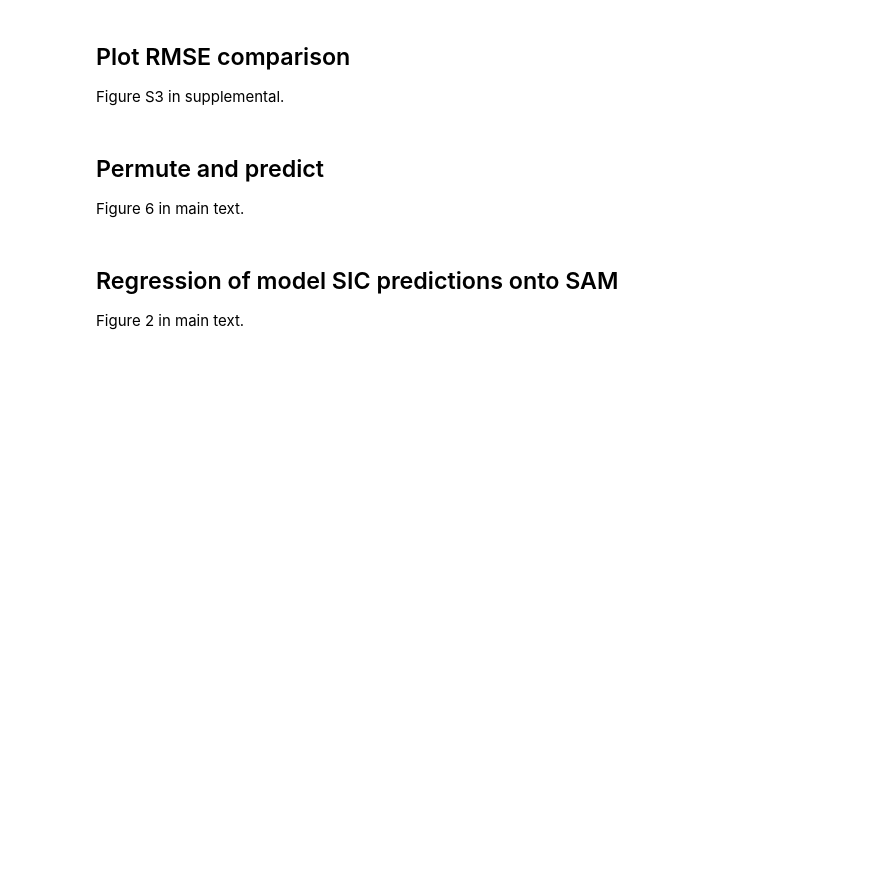
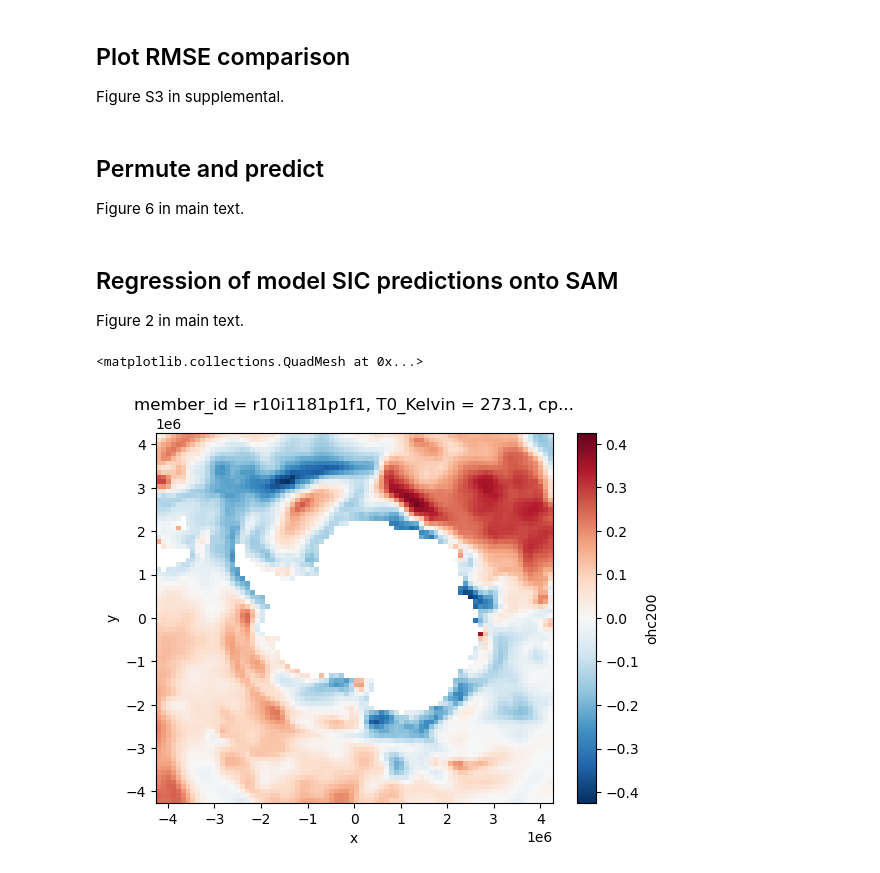
Before and after one commit to ychnli/sicpred, a Jupyter notebook: exp1_figures.ipynb, the cells around one changed output. Drawn from its saved outputs; the diff is of its cells as text; code cells hidden in the pictures; blank space fills up the shorter version.

```diff
--- a/exp1_figures.ipynb
+++ b/exp1_figures.ipynb
@@ -8,11 +8,14 @@ import xarray as xr
 import numpy as np
 import scipy
 import os
+import xeofs
+from pathlib import Path
 import matplotlib.pyplot as plt
 import matplotlib.patches as mpatches
 import matplotlib.gridspec as gridspec
 import cartopy.crs as ccrs
 from sklearn.decomposition import PCA
+
 import pandas as pd
 import string
 from src import config_cesm
@@ -20,6 +23,8 @@ from src.utils import util_cesm
 from src.models.diagnostics import roll_metric
 reference_grid = util_cesm.generate_sps_grid()
 CNAMES = ["input2", "input3a", "input3b", "input3c", "input3d", "input4"]
+
+prc_data_dir = Path(config_cesm.PROCESSED_DATA_DIRECTORY)
 
 def add_hatching(ax, significance_mask, x_edges, y_edges, hatch='///', edgecolor='k'):
     Ny, Nx = significance_mask.shape
@@ -498 +503,7 @@ targets_da = xr.concat(targets_da, dim="member_id")
+# %%
+ds = xr.open_dataset(prc_data_dir / "normalized_inputs" / "seaice_plus_all_variables" / "ohc200_norm.nc")
+ds["ohc200"].isel(member_id=0,time=-30).plot()
+# %% [output]
+<matplotlib.collections.QuadMesh at 0x...>
+[figure, added]
 # %%
```
Also changed, not shown: parts of 5 cells of this notebook, 6 other files.
